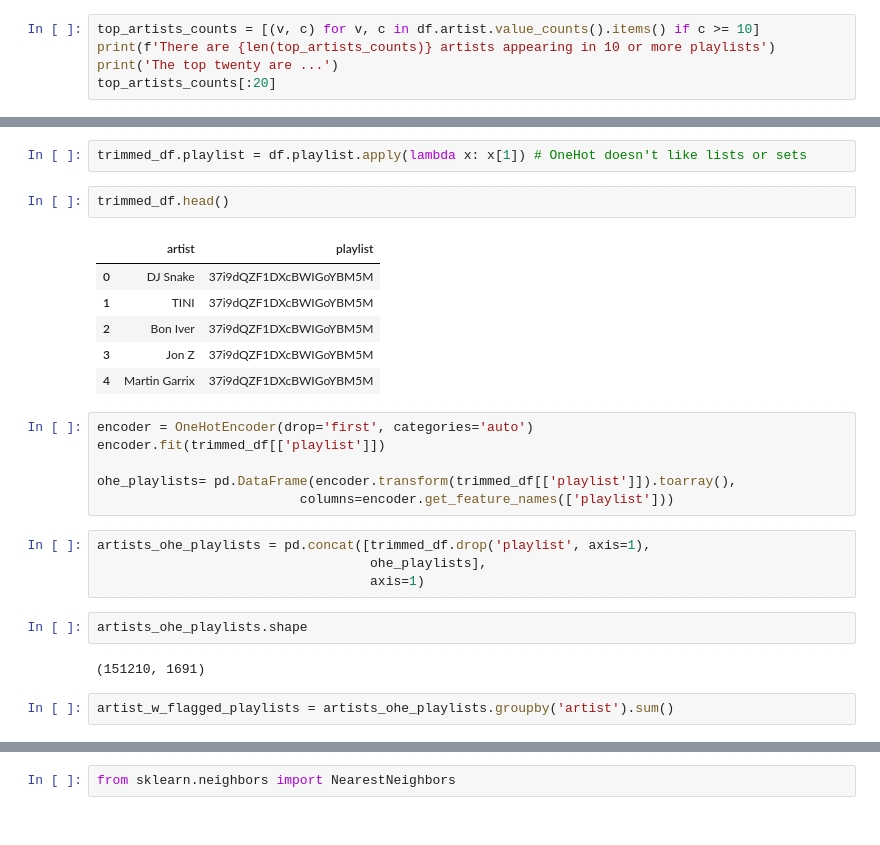
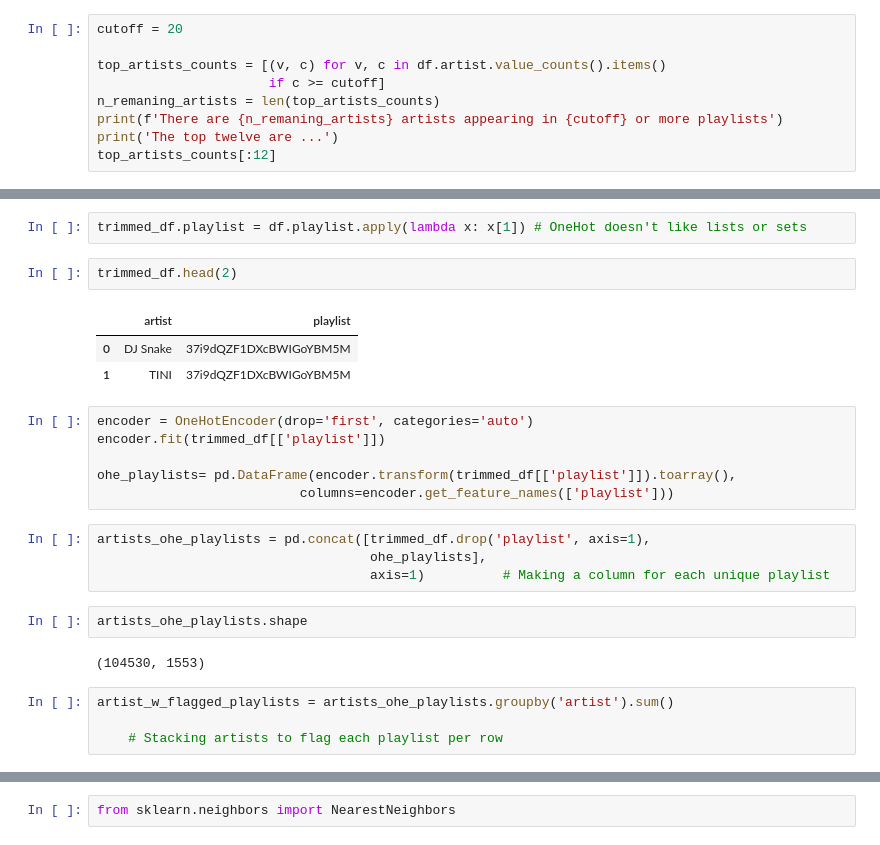
Before and after one commit to Patrickbfuller/solve_music_probs, a Jupyter notebook: ohe_playlists.ipynb, the cells around one changed output, grey strips where cells are left out. Cells and saved outputs as stored; diff of their text form.

Commit message:
adjust cutoff, sprinkle in code comments

```diff
--- a/ohe_playlists.ipynb
+++ b/ohe_playlists.ipynb
@@ -123,8 +120,12 @@ Text(0.5, 1.0, 'Artist Appearance in Playlists')
 We won't be able to gain much information from artists only appearing in a few playlists.
 Dropping them will reduce computational cost with little to no cost to predictive power.
 # %%
-top_artists_counts = [(v, c) for v, c in df.artist.value_counts().items() if c >= 10]
-print(f'There are {len(top_artists_counts)} artists appearing in 10 or more playlists')
-print('The top twenty are ...')
-top_artists_counts[:20]
+cutoff = 20
+
+top_artists_counts = [(v, c) for v, c in df.artist.value_counts().items()
+                      if c >= cutoff]
+n_remaning_artists = len(top_artists_counts)
+print(f'There are {n_remaning_artists} artists appearing in {cutoff} or more playlists')
+print('The top twelve are ...')
+top_artists_counts[:12]
 # %% [output]
@@ -159,14 +161,11 @@ trimmed_df.shape
 # %%
 trimmed_df.playlist = df.playlist.apply(lambda x: x[1]) # OneHot doesn't like lists or sets
 # %%
-trimmed_df.head()
+trimmed_df.head(2)
 # %% [output]
 |  | artist | playlist |
 | 0 | DJ Snake | 37i9dQZF1DXcBWIGoYBM5M |
 | 1 | TINI | 37i9dQZF1DXcBWIGoYBM5M |
-| 2 | Bon Iver | 37i9dQZF1DXcBWIGoYBM5M |
-| 3 | Jon Z | 37i9dQZF1DXcBWIGoYBM5M |
-| 4 | Martin Garrix | 37i9dQZF1DXcBWIGoYBM5M |
 # %%
 encoder = OneHotEncoder(drop='first', categories='auto')
 encoder.fit(trimmed_df[['playlist']])
@@ -176,13 +175,15 @@ ohe_playlists= pd.DataFrame(encoder.transform(trimmed_df[['playlist']]).toarray(
 # %%
 artists_ohe_playlists = pd.concat([trimmed_df.drop('playlist', axis=1),
                                    ohe_playlists],
-                                   axis=1)
+                                   axis=1)          # Making a column for each unique playlist
 # %%
 artists_ohe_playlists.shape
 # %% [output]
-(151210, 1691)
+(104530, 1553)
 # %%
 artist_w_flagged_playlists = artists_ohe_playlists.groupby('artist').sum()
+
+    # Stacking artists to flag each playlist per row
 # %%
 print(artist_w_flagged_playlists.shape)
 artist_w_flagged_playlists.head(20)
```
Also changed, not shown: parts of 14 cells of this notebook.
